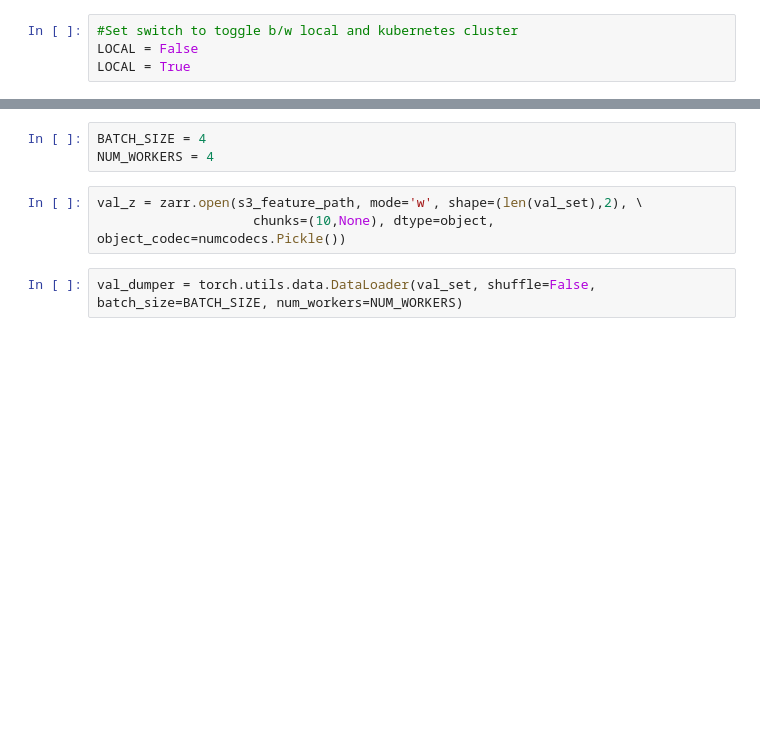
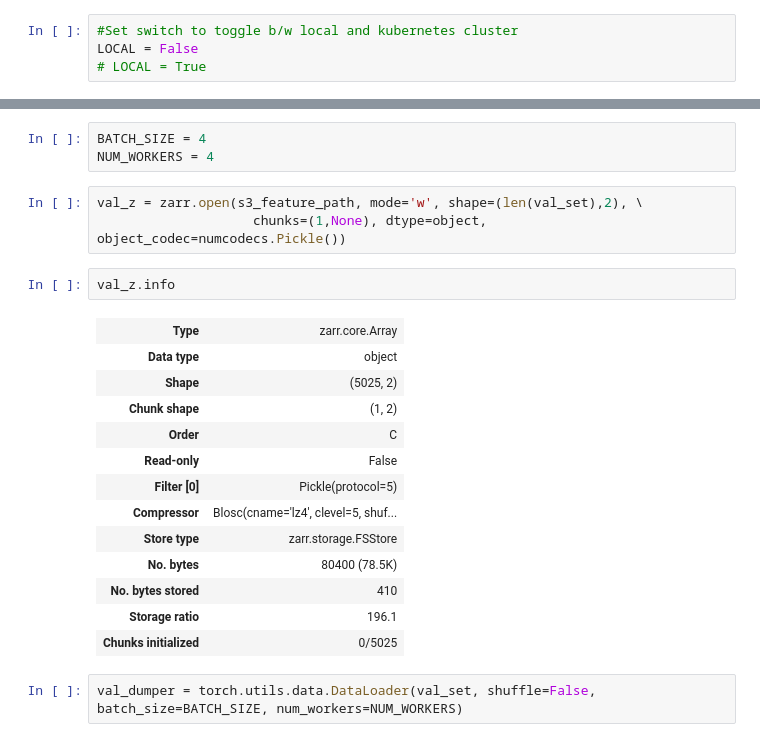
Before and after one commit to ando-shah/sdm-geolifeCLEF, a Jupyter notebook: raster/zarr_dataset.ipynb, the cells around one changed output, grey strips where cells are left out. Drawn from its saved outputs; the diff is of its cells as text; blank space fills up the shorter version.

```diff
--- a/raster/zarr_dataset.ipynb
+++ b/raster/zarr_dataset.ipynb
@@ -43,7 +34,7 @@ sys.path.insert(0, current_folder+'/models')
 # %%
 #Set switch to toggle b/w local and kubernetes cluster
 LOCAL = False
-LOCAL = True
+# LOCAL = True
 # %%
 def create_centroids_gdf(gdf):
     #Convert to equal area projection and back to avoid CRS issues with calculating centroid:
@@ -627,7 +579,23 @@ BATCH_SIZE = 4
 NUM_WORKERS = 4
 # %%
 val_z = zarr.open(s3_feature_path, mode='w', shape=(len(val_set),2), \
-                    chunks=(10,None), dtype=object, object_codec=numcodecs.Pickle())
+                    chunks=(1,None), dtype=object, object_codec=numcodecs.Pickle())
+# %%
+val_z.info
+# %% [output]
+| Type | zarr.core.Array |
+| Data type | object |
+| Shape | (5025, 2) |
+| Chunk shape | (1, 2) |
+| Order | C |
+| Read-only | False |
+| Filter [0] | Pickle(protocol=5) |
+| Compressor | Blosc(cname='lz4', clevel=5, shuf... |
+| Store type | zarr.storage.FSStore |
+| No. bytes | 80400 (78.5K) |
+| No. bytes stored | 410 |
+| Storage ratio | 196.1 |
+| Chunks initialized | 0/5025 |
 # %%
 val_dumper = torch.utils.data.DataLoader(val_set, shuffle=False, batch_size=BATCH_SIZE, num_workers=NUM_WORKERS)
 # %%
```
Also changed, not shown: parts of 11 cells of this notebook, 4 other files.
